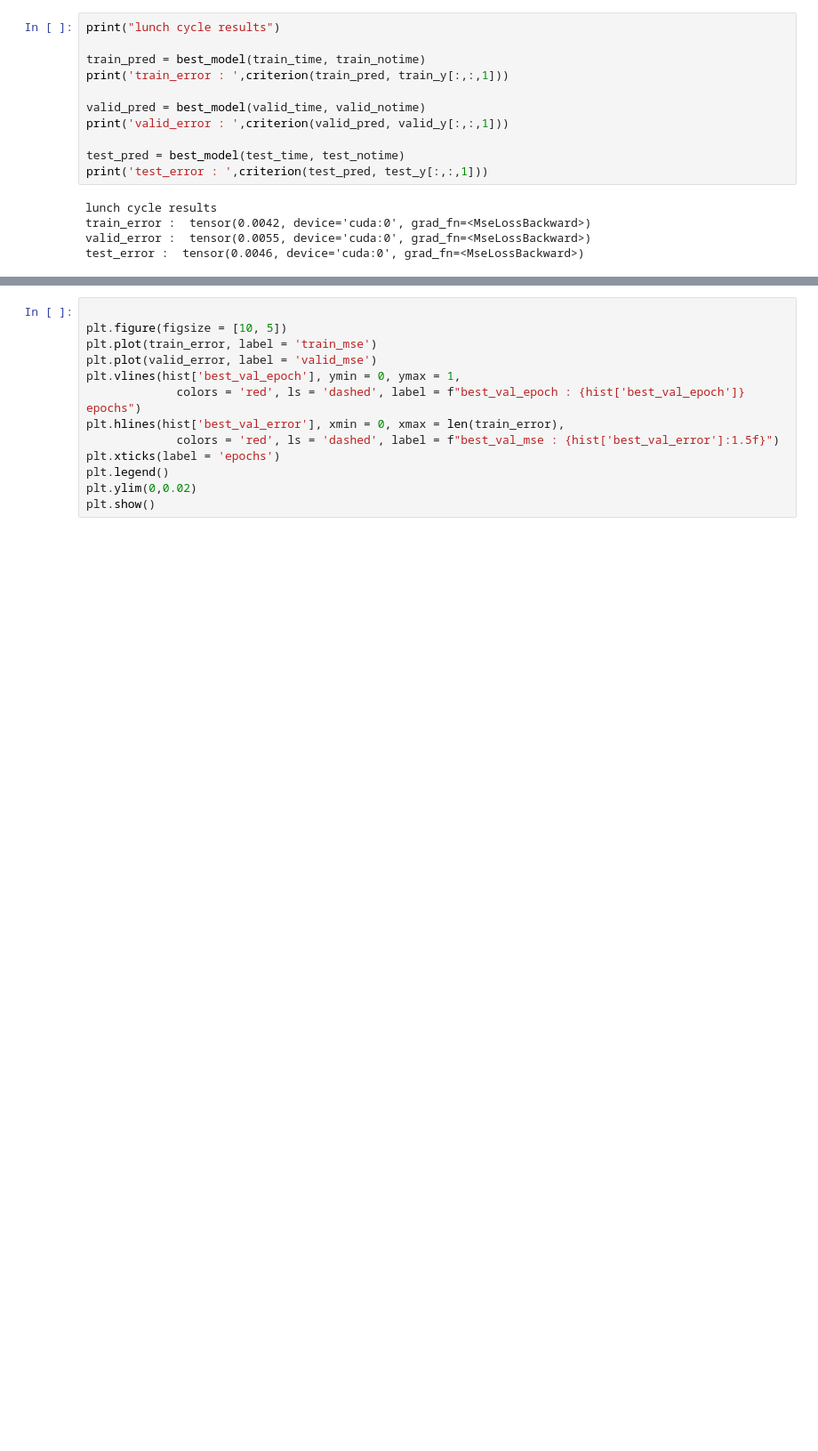
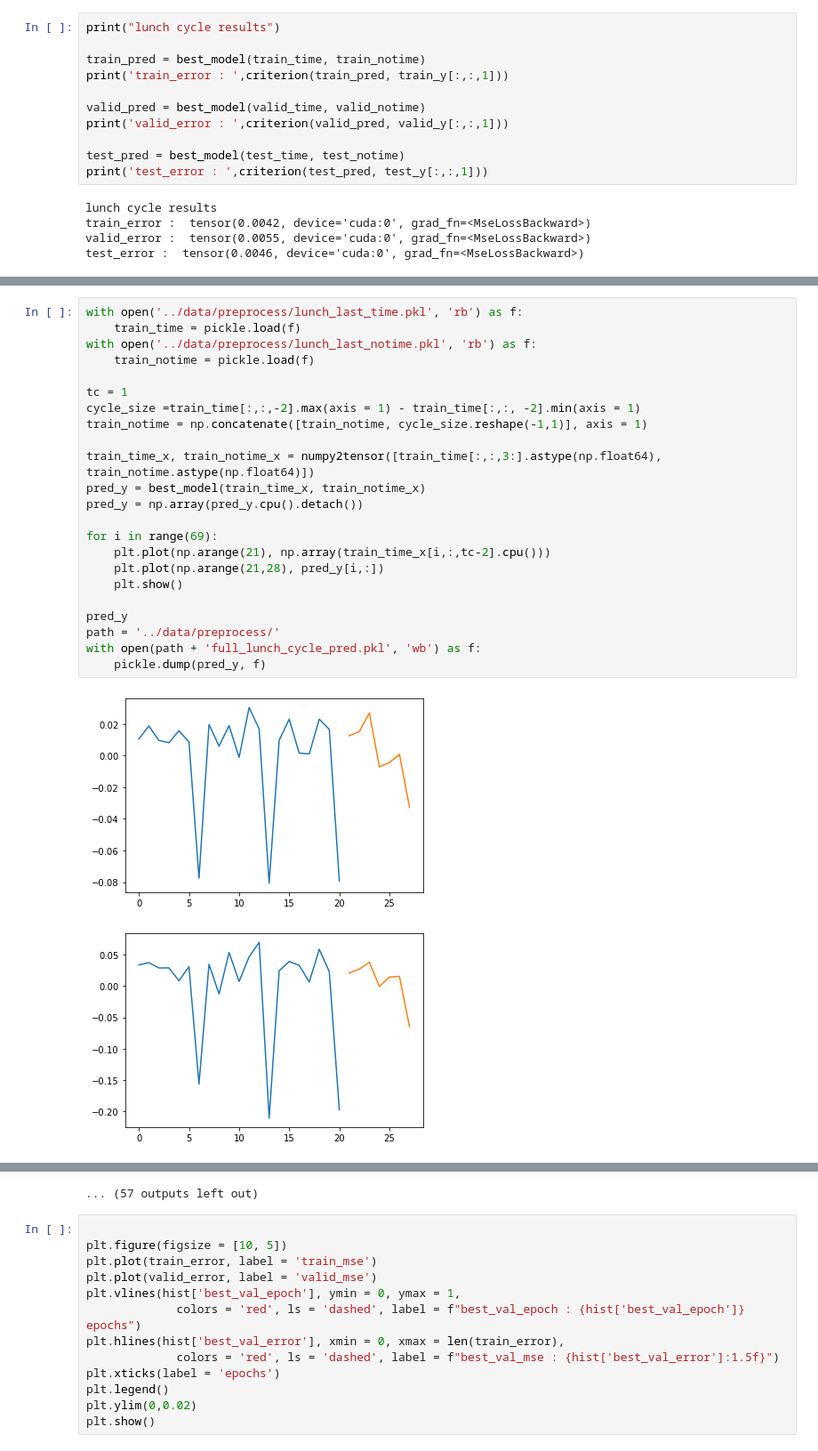
Before and after one commit to deagwon97/fp-ts, a Jupyter notebook: train_lunch/train_cycle.ipynb, the cells around one changed output, grey strips where cells are left out. Shown: that part at 89% size. Cells and saved outputs as stored; diff of their text form; blank space fills up the shorter version.

```diff
--- a/train_lunch/train_cycle.ipynb
+++ b/train_lunch/train_cycle.ipynb
@@ -157,0 +181,26 @@ model
+# %%
+with open('../data/preprocess/lunch_last_time.pkl', 'rb') as f:
+    train_time = pickle.load(f)
+with open('../data/preprocess/lunch_last_notime.pkl', 'rb') as f:
+    train_notime = pickle.load(f)
+
+tc = 1
+cycle_size =train_time[:,:,-2].max(axis = 1) - train_time[:,:, -2].min(axis = 1)
+train_notime = np.concatenate([train_notime, cycle_size.reshape(-1,1)], axis = 1)
+
+train_time_x, train_notime_x = numpy2tensor([train_time[:,:,3:].astype(np.float64), train_notime.astype(np.float64)])
+pred_y = best_model(train_time_x, train_notime_x)
+pred_y = np.array(pred_y.cpu().detach())
+
+for i in range(69):
+    plt.plot(np.arange(21), np.array(train_time_x[i,:,tc-2].cpu()))
+    plt.plot(np.arange(21,28), pred_y[i,:])
+    plt.show()
+
+pred_y
+path = '../data/preprocess/'
+with open(path + 'full_lunch_cycle_pred.pkl', 'wb') as f:
+    pickle.dump(pred_y, f)
+# %% [output]
+[figure, added]
+[figure, added]
@@ -158,3 +217,4 @@ model
+... (57 outputs left out)
 # %%
 
 plt.figure(figsize = [10, 5])
```
Also changed, not shown: parts of 6 cells of this notebook, 18 other files.
